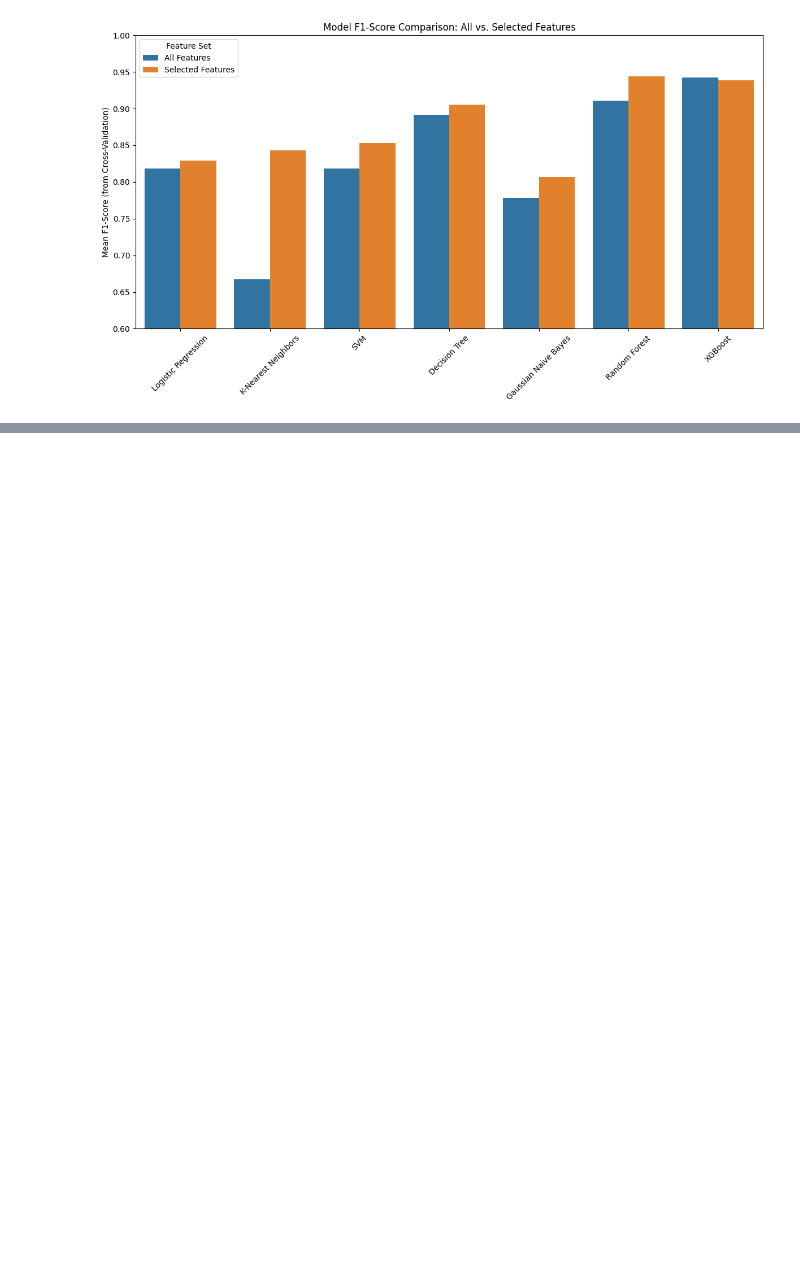
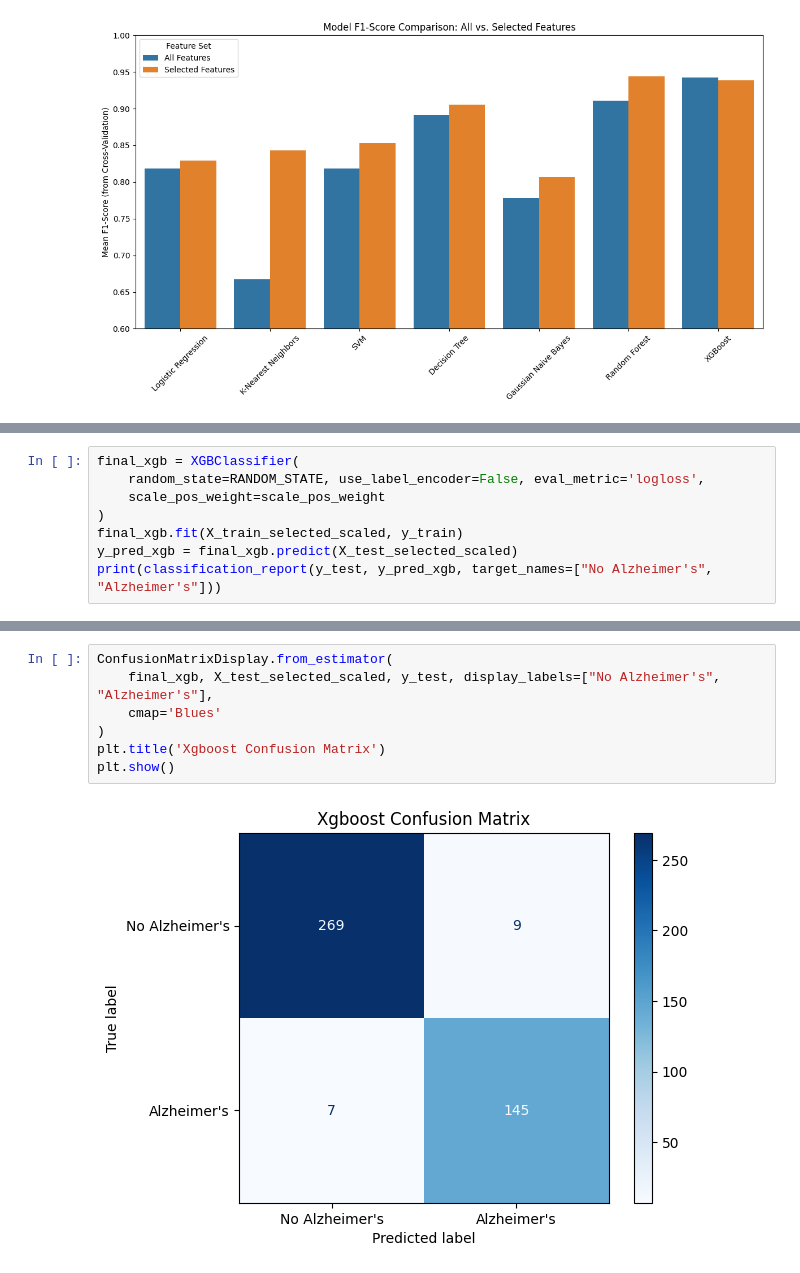
Before and after one commit to mtfattahpour/alzheimer-ml-classification, a Jupyter notebook: notebooks/models.ipynb, the cells around one changed output, grey strips where cells are left out. Cells and saved outputs as stored; diff of their text form; blank space fills up the shorter version.

```diff
--- a/notebooks/models.ipynb
+++ b/notebooks/models.ipynb
@@ -207,0 +239,8 @@ plt.show()
+# %%
+final_xgb = XGBClassifier(
+    random_state=RANDOM_STATE, use_label_encoder=False, eval_metric='logloss',
+    scale_pos_weight=scale_pos_weight
+)
+final_xgb.fit(X_train_selected_scaled, y_train)
+y_pred_xgb = final_xgb.predict(X_test_selected_scaled)
+print(classification_report(y_test, y_pred_xgb, target_names=["No Alzheimer's", "Alzheimer's"]))
@@ -207,0 +256,9 @@ plt.show()
+# %%
+ConfusionMatrixDisplay.from_estimator(
+    final_xgb, X_test_selected_scaled, y_test, display_labels=["No Alzheimer's", "Alzheimer's"],
+    cmap='Blues'
+)
+plt.title('Xgboost Confusion Matrix')
+plt.show()
+# %% [output]
+[figure, added]
```
Also changed, not shown: parts of 4 cells of this notebook.
